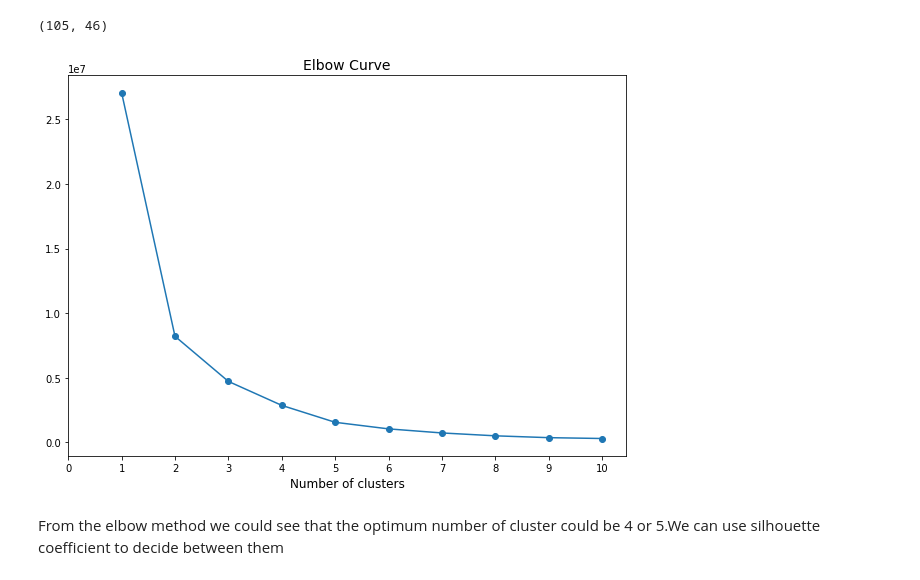
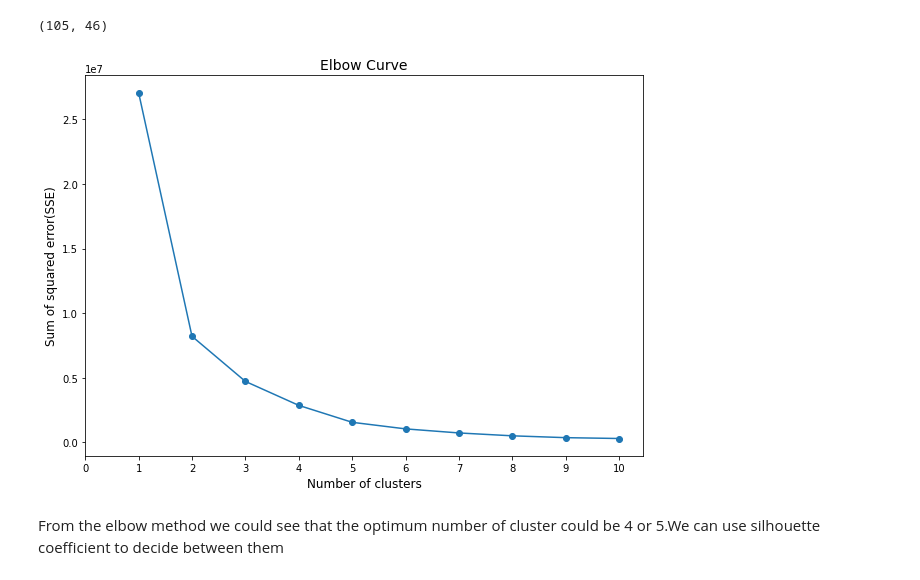
Before and after one commit to Nakulpradeep94/-ZOMATO-RESTAURANT-CLUSTERING-AND-SENTIMENT-ANALYSIS, a Jupyter notebook: ZOMATO_RESTAURANT_CLUSTERING_AND_SENTIMENT_ANALYSIS.ipynb, the cells around one changed output. Saved outputs shown, nothing was run; the diff lists cells and outputs as text; code cells hidden in the pictures.

```diff
--- a/ZOMATO_RESTAURANT_CLUSTERING_AND_SENTIMENT_ANALYSIS.ipynb
+++ b/ZOMATO_RESTAURANT_CLUSTERING_AND_SENTIMENT_ANALYSIS.ipynb
@@ -736,18 +751,18 @@ for i in range(1, 11):
 # %%
 #setting figure size
 plt.figure(figsize=(10,7))
 
 #Plotting elbow curve for selecting the value of k
 plt.plot(range(1, 11), sse_list,marker = "o")
 
 #To display the x label, y label, title and xticks
 plt.xlabel('Number of clusters', fontsize = 12)
-plt.ylabel('', fontsize = 12)
+plt.ylabel('Sum of squared error(SSE)', fontsize = 12)
 plt.title('Elbow Curve', fontsize = 14)
 plt.xticks(ticks = list(range(0, 11)))
 plt.show()
 # %% [output]
-[figure, old version]
+[figure, new version]
 # %% [markdown]
 From the elbow method we could see that the  optimum number of cluster could be 4 or 5.We can use silhouette coefficient to decide between them
 # %%
```
Also changed, not shown: parts of 41 cells of this notebook.
